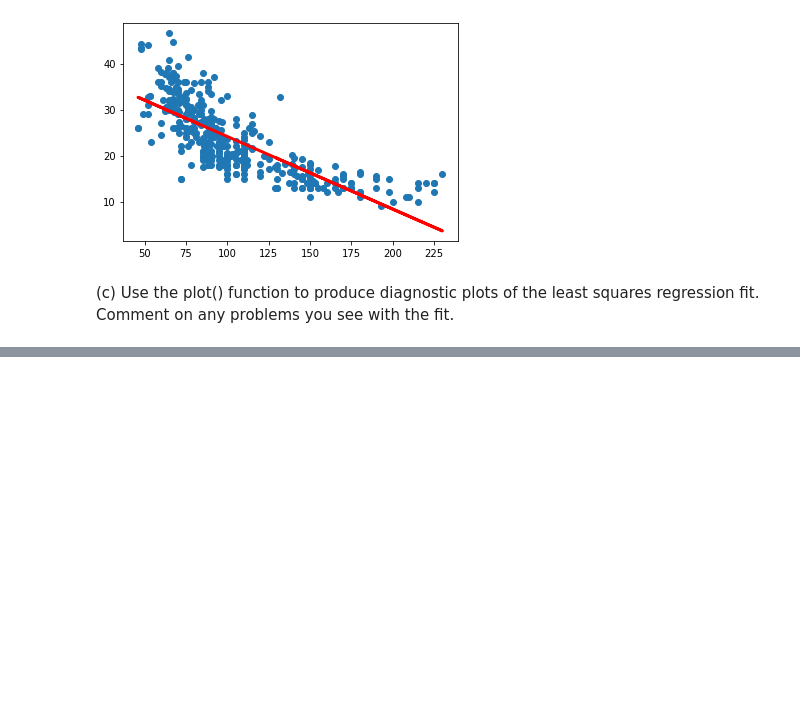
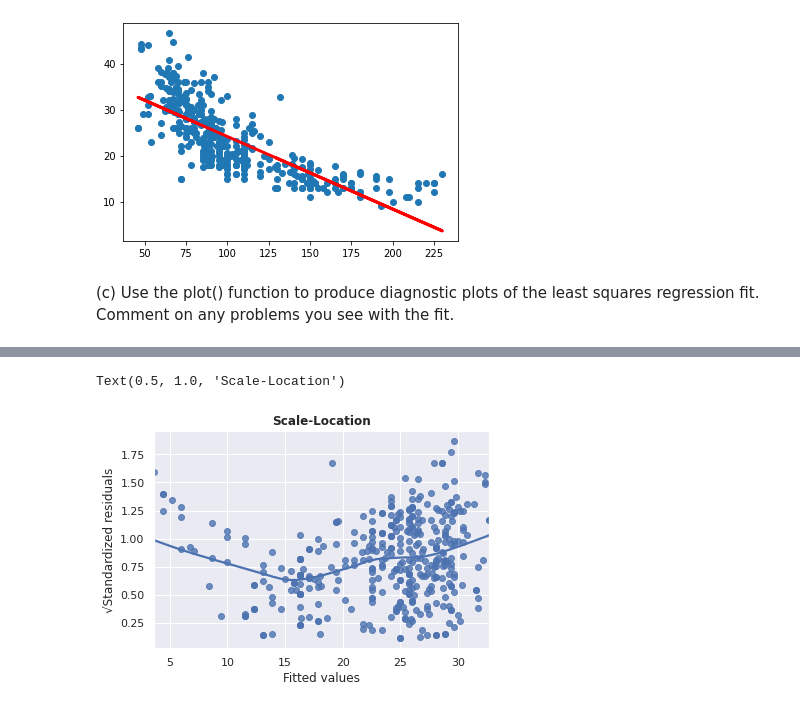
Before and after one commit to gabmac/ISL, a Jupyter notebook: Chapter3_exercises.ipynb, the cells around one changed output, grey strips where cells are left out. Saved outputs shown, nothing was run; the diff lists cells and outputs as text; code cells hidden in the pictures; blank space fills up the shorter version.

```diff
--- a/Chapter3_exercises.ipynb
+++ b/Chapter3_exercises.ipynb
@@ -247,0 +338,8 @@ This plot shows if residuals have non-linear patterns. There could be a non-line
+# %%
+ax = sns.regplot(x=dfPlot[['y_pred']], y=np.sqrt(np.abs(dfPlot['studentised_residual'])), lowess=True)
+plt.xlabel('Fitted values')
+plt.ylabel('√Standardized residuals')
+plt.title('Scale-Location', fontweight='bold')
+# %% [output]
+Text(0.5, 1.0, 'Scale-Location')
+[figure, added]
```
Also changed, not shown: parts of 12 cells of this notebook.
